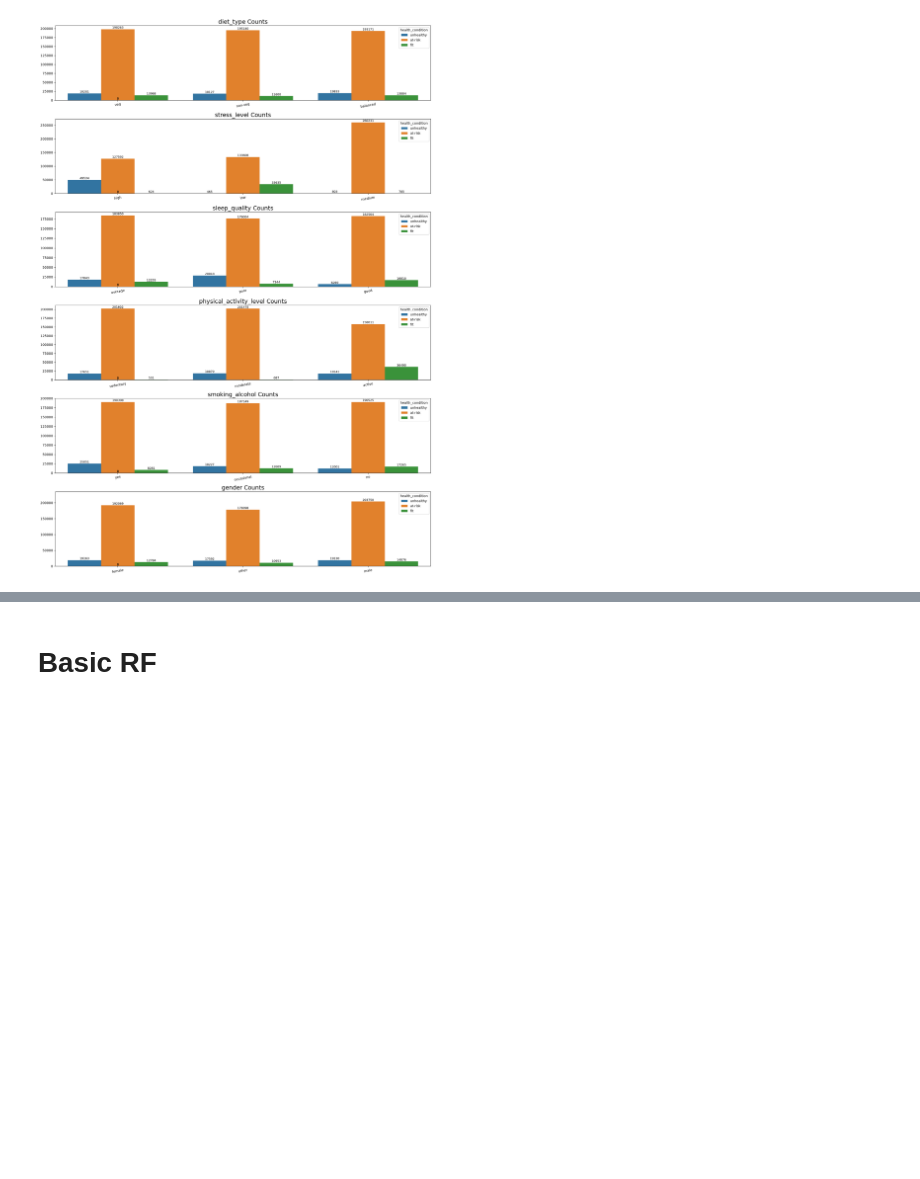
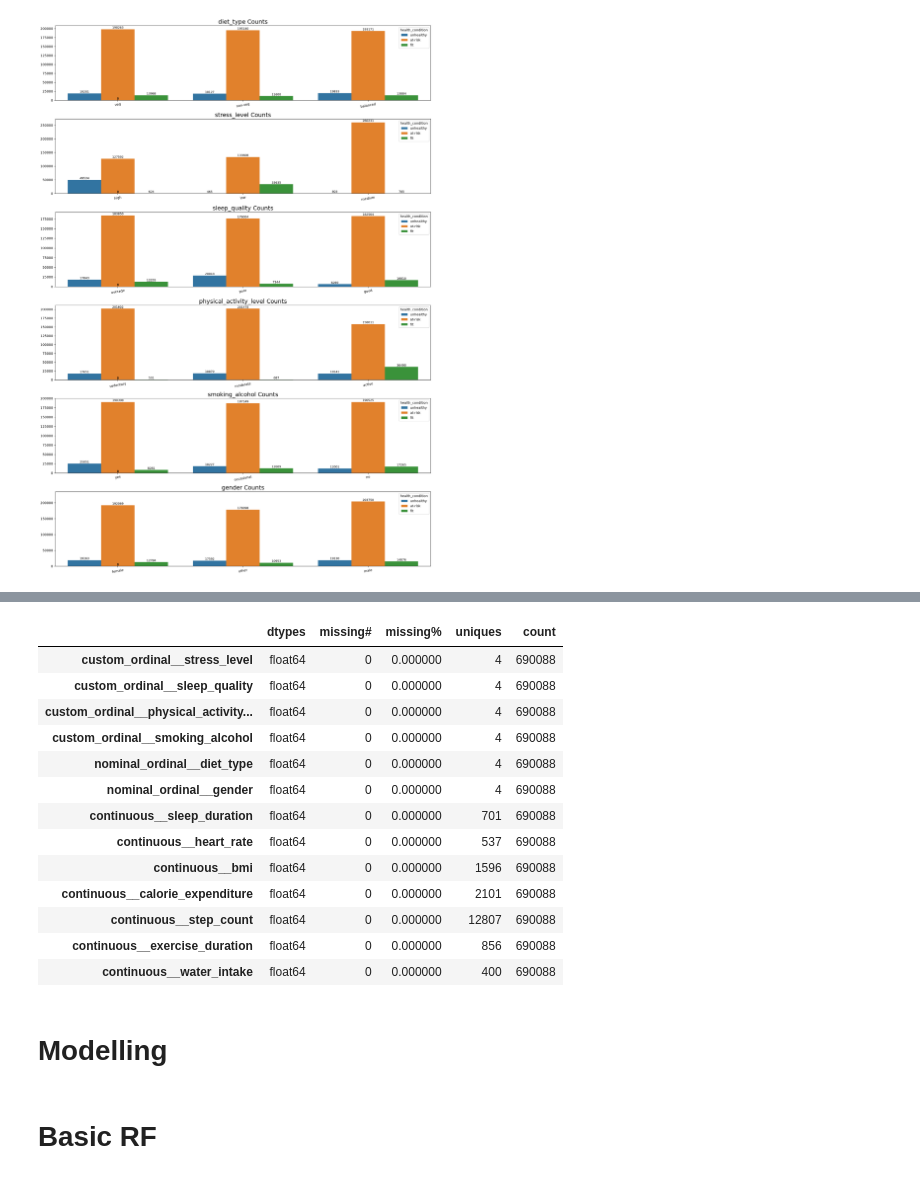
Before and after one commit to sameeravithanage/Kaggle, a Jupyter notebook: comps/s6e7.ipynb, the cells around one changed output, grey strips where cells are left out. Saved outputs shown, nothing was run; the diff lists cells and outputs as text; code cells hidden in the pictures; blank space fills up the shorter version.

Commit message:
integreated mlflow; improved learner class with imputations and embeddings; machine too slow - need to move to collab; todo: try different imputations and column orders

```diff
--- a/comps/s6e7.ipynb
+++ b/comps/s6e7.ipynb
@@ -257,40 +246,3 @@ def plot_count(df,columns,n_cols,hue):
 plot_count(train,cats,1,target)
 # %% [output]
 [figure]
-# %%
-low_medium_high_mapping = {
-    "Low" : 0,
-    "Medium" : 1,
-    "High" : 2
-}
-
-growth_stage_mapping = {
-    "Sowing" : 0,
-    "Vegetative" : 1,
-    "Flowering" : 2,
-    "Harvest" : 3
-}
-
-inverse_low_medium_high_mapping = {
-    0 : "Low",
-    1 : "Medium",
-    2 : "High"
-}
-
-yes_or_no_mapping = {
-    "Yes" : 1,
-    "No" : 0
-}
-
-train["Irrigation_Need"] = train["Irrigation_Need"].map(low_medium_high_mapping)
-
-train["Mulching_Used"] = train["Mulching_Used"].map(yes_or_no_mapping)
-train["Crop_Growth_Stage"] = train["Crop_Growth_Stage"].map(growth_stage_mapping)
-test["Mulching_Used"] = test["Mulching_Used"].map(yes_or_no_mapping)
-test["Crop_Growth_Stage"] = test["Crop_Growth_Stage"].map(growth_stage_mapping)
-
-ordinal_cols = ['Crop_Type','Season', 'Irrigation_Type', 'Water_Source', 'Region']
-
-ordinal_encoder = OrdinalEncoder()
-train[ordinal_cols] = ordinal_encoder.fit_transform(train[ordinal_cols])
-test[ordinal_cols] = ordinal_encoder.transform(test[ordinal_cols])
@@ -309,0 +302,2 @@ learningMetadata = {}
+# %%
+preprocessor.set_output(transform='pandas')
@@ -309,0 +322,3 @@ learningMetadata = {}
+# %%
+t = preprocessor.fit_transform(train[feature_cols])
+print(t.head())
@@ -310 +343,20 @@ learningMetadata = {}
+# %%
+summary(t).style.background_gradient(cmap='Blues')
+# %% [output]
+|  | dtypes | missing# | missing% | uniques | count |
+| custom_ordinal__stress_level | float64 | 0 | 0.000000 | 4 | 690088 |
+| custom_ordinal__sleep_quality | float64 | 0 | 0.000000 | 4 | 690088 |
+| custom_ordinal__physical_activity... | float64 | 0 | 0.000000 | 4 | 690088 |
+| custom_ordinal__smoking_alcohol | float64 | 0 | 0.000000 | 4 | 690088 |
+| nominal_ordinal__diet_type | float64 | 0 | 0.000000 | 4 | 690088 |
+| nominal_ordinal__gender | float64 | 0 | 0.000000 | 4 | 690088 |
+| continuous__sleep_duration | float64 | 0 | 0.000000 | 701 | 690088 |
+| continuous__heart_rate | float64 | 0 | 0.000000 | 537 | 690088 |
+| continuous__bmi | float64 | 0 | 0.000000 | 1596 | 690088 |
+| continuous__calorie_expenditure | float64 | 0 | 0.000000 | 2101 | 690088 |
+| continuous__step_count | float64 | 0 | 0.000000 | 12807 | 690088 |
+| continuous__exercise_duration | float64 | 0 | 0.000000 | 856 | 690088 |
+| continuous__water_intake | float64 | 0 | 0.000000 | 400 | 690088 |
+# %% [markdown]
+# Modelling
 # %%
```
Also changed, not shown: parts of 23 cells of this notebook, 1 other file.
